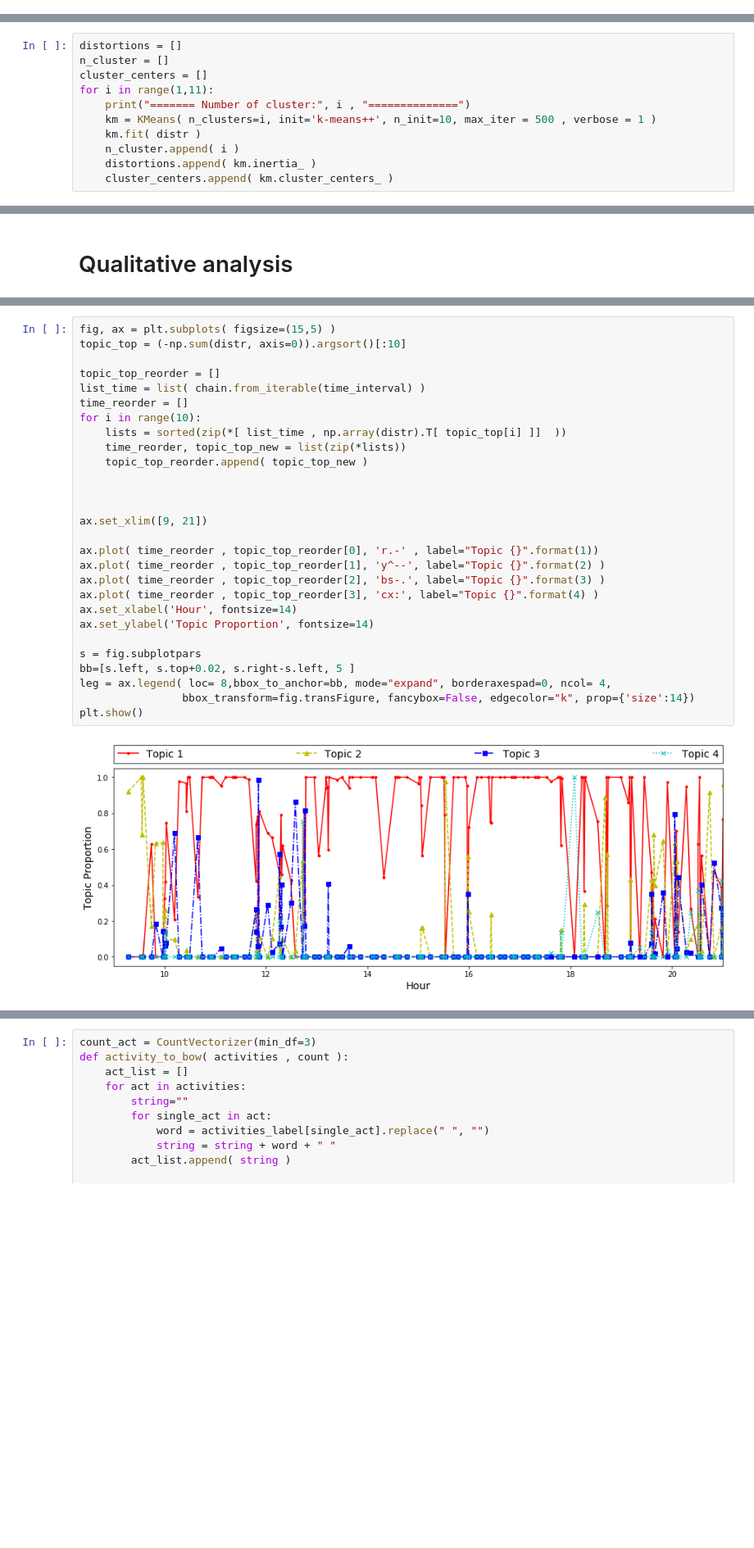
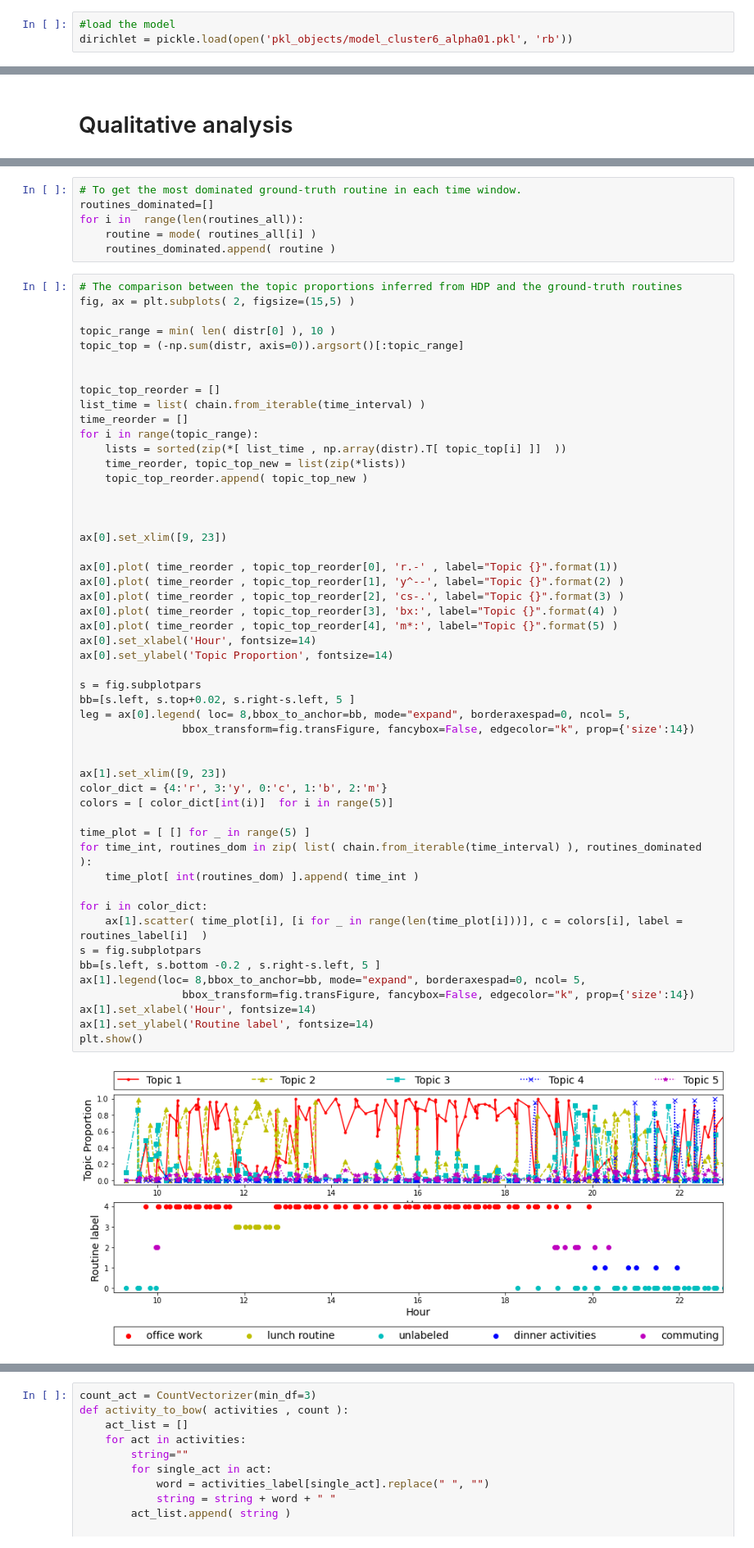
Before and after one commit to jhihan/Inferring-Human-Routines-from-Sensor-Data, a Jupyter notebook: routine.ipynb, the cells around one changed output, grey strips where cells are left out. Shown at 82% size. Saved outputs shown, nothing was run; the diff lists cells and outputs as text; blank space fills up the shorter version.

```diff
--- a/routine.ipynb
+++ b/routine.ipynb
@@ -214,3 +194,6 @@ pickle.dump(dirichlet, open('pkl_objects/model_cluster8_alpha10.pkl','wb'))
+# %%
+#load the model
+dirichlet = pickle.load(open('pkl_objects/model_cluster6_alpha01.pkl', 'rb'))
 # %%
 label = []
 for index_sub, sub in enumerate(subspaces[:]):
@@ -487,11 +445,0 @@ array([0, 0, 0, 1, 0, 1, 1, 0, 1, 1, 1, 1, 1, 0, 0, 0, 0, 0, 0, 0, 1, 1,
-# %%
-distortions = []
-n_cluster = []
-cluster_centers = []
-for i in range(1,11):
-    print("======= Number of cluster:", i , "==============")
-    km = KMeans( n_clusters=i, init='k-means++', n_init=10, max_iter = 500 , verbose = 1 )
-    km.fit( distr )
-    n_cluster.append( i )
-    distortions.append( km.inertia_ )
-    cluster_centers.append( km.cluster_centers_ )
@@ -620,30 +448,59 @@ plt.plot( list( chain.from_iterable(time_interval) ) , np.array(distr).T[ topic_
+# %%
+# To get the most dominated ground-truth routine in each time window.
+routines_dominated=[]
+for i in  range(len(routines_all)):
+    routine = mode( routines_all[i] )
+    routines_dominated.append( routine )
 # %%
-fig, ax = plt.subplots( figsize=(15,5) )
-topic_top = (-np.sum(distr, axis=0)).argsort()[:10]
+# The comparison between the topic proportions inferred from HDP and the ground-truth routines
+fig, ax = plt.subplots( 2, figsize=(15,5) )
+
+topic_range = min( len( distr[0] ), 10 )
+topic_top = (-np.sum(distr, axis=0)).argsort()[:topic_range]
+
 
 topic_top_reorder = []
 list_time = list( chain.from_iterable(time_interval) )
 time_reorder = []
-for i in range(10):
+for i in range(topic_range):
     lists = sorted(zip(*[ list_time , np.array(distr).T[ topic_top[i] ]]  ))
     time_reorder, topic_top_new = list(zip(*lists))
     topic_top_reorder.append( topic_top_new )
 
 
 
-ax.set_xlim([9, 21])
+ax[0].set_xlim([9, 23])
 
-ax.plot( time_reorder , topic_top_reorder[0], 'r.-' , label="Topic {}".format(1))
-ax.plot( time_reorder , topic_top_reorder[1], 'y^--', label="Topic {}".format(2) )
-ax.plot( time_reorder , topic_top_reorder[2], 'bs-.', label="Topic {}".format(3) )
-ax.plot( time_reorder , topic_top_reorder[3], 'cx:', label="Topic {}".format(4) )
-ax.set_xlabel('Hour', fontsize=14)
-ax.set_ylabel('Topic Proportion', fontsize=14)
+ax[0].plot( time_reorder , topic_top_reorder[0], 'r.-' , label="Topic {}".format(1))
+ax[0].plot( time_reorder , topic_top_reorder[1], 'y^--', label="Topic {}".format(2) )
+ax[0].plot( time_reorder , topic_top_reorder[2], 'cs-.', label="Topic {}".format(3) )
+ax[0].plot( time_reorder , topic_top_reorder[3], 'bx:', label="Topic {}".format(4) )
+ax[0].plot( time_reorder , topic_top_reorder[4], 'm*:', label="Topic {}".format(5) )
+ax[0].set_xlabel('Hour', fontsize=14)
+ax[0].set_ylabel('Topic Proportion', fontsize=14)
 
 s = fig.subplotpars
 bb=[s.left, s.top+0.02, s.right-s.left, 5 ]
-leg = ax.legend( loc= 8,bbox_to_anchor=bb, mode="expand", borderaxespad=0, ncol= 4,
+leg = ax[0].legend( loc= 8,bbox_to_anchor=bb, mode="expand", borderaxespad=0, ncol= 5,
                 bbox_transform=fig.transFigure, fancybox=False, edgecolor="k", prop={'size':14})
+
+
+ax[1].set_xlim([9, 23])
+color_dict = {4:'r', 3:'y', 0:'c', 1:'b', 2:'m'}
+colors = [ color_dict[int(i)]  for i in range(5)]
+
+time_plot = [ [] for _ in range(5) ]
+for time_int, routines_dom in zip( list( chain.from_iterable(time_interval) ), routines_dominated  ):
+    time_plot[ int(routines_dom) ].append( time_int )
+
+for i in color_dict:
+    ax[1].scatter( time_plot[i], [i for _ in range(len(time_plot[i]))], c = colors[i], label = routines_label[i]  )
+s = fig.subplotpars
+bb=[s.left, s.bottom -0.2 , s.right-s.left, 5 ]
+ax[1].legend(loc= 8,bbox_to_anchor=bb, mode="expand", borderaxespad=0, ncol= 5,
+                bbox_transform=fig.transFigure, fancybox=False, edgecolor="k", prop={'size':14})
+ax[1].set_xlabel('Hour', fontsize=14)
+ax[1].set_ylabel('Routine label', fontsize=14)
 plt.show()
 # %% [output]
-[figure, old version]
+[figure, new version]
```
Also changed, not shown: parts of 57 cells of this notebook.
